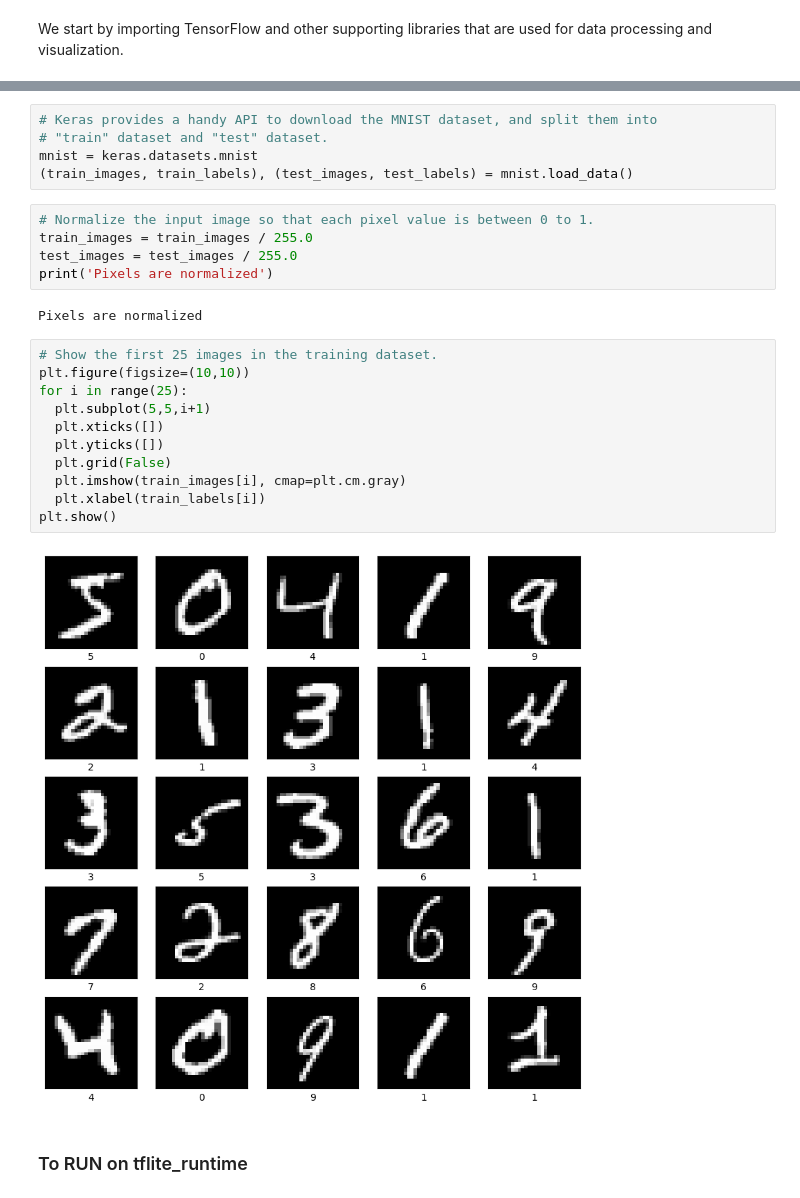
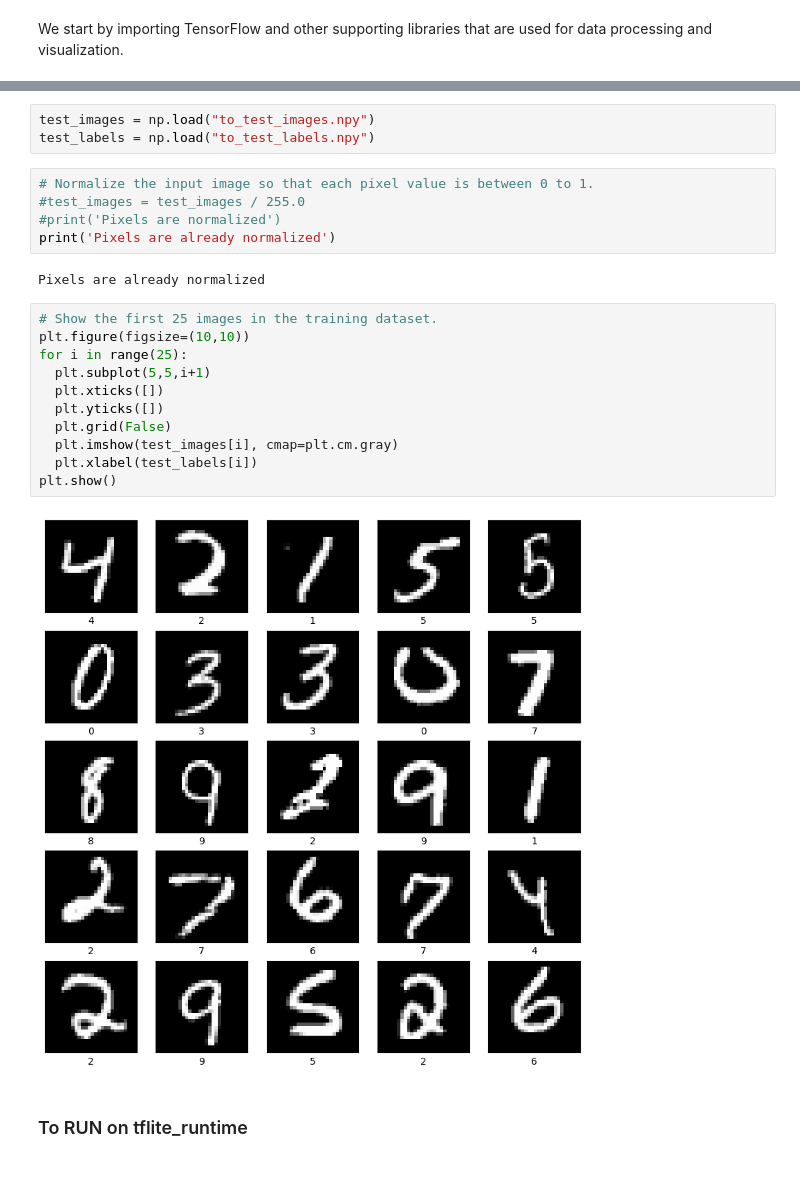
Before and after one commit to nosemeocurreapodo/CNN_FPGA, a Jupyter notebook: python/step3_run_ml_model_tflite.ipynb, the cells around one changed output, grey strips where cells are left out. Cells and saved outputs as stored; diff of their text form.

Commit message:
feat: save part of dataset to disk in order to test on embedded divices without keras or tensorflow access

```diff
--- a/python/step3_run_ml_model_tflite.ipynb
+++ b/python/step3_run_ml_model_tflite.ipynb
@@ -21,31 +13,29 @@ The MNIST database contains 60,000 training images and 10,000 testing images of
 
 Each image in the MNIST dataset is a 28x28 grayscale image containing a digit from 0 to 9, and a label identifying which digit is in the image.
 ![MNIST sample](https://github.com/khanhlvg/DigitClassifier/raw/master/images/mnist.png)
-# %%
-# Keras provides a handy API to download the MNIST dataset, and split them into
-# "train" dataset and "test" dataset.
-mnist = keras.datasets.mnist
-(train_images, train_labels), (test_images, test_labels) = mnist.load_data()
+# %%
+test_images = np.load("to_test_images.npy")
+test_labels = np.load("to_test_labels.npy")
 # %%
 # Normalize the input image so that each pixel value is between 0 to 1.
-train_images = train_images / 255.0
-test_images = test_images / 255.0
-print('Pixels are normalized')
+#test_images = test_images / 255.0
+#print('Pixels are normalized')
+print('Pixels are already normalized')
 # %% [output]
-Pixels are normalized
+Pixels are already normalized
 # %%
 # Show the first 25 images in the training dataset.
 plt.figure(figsize=(10,10))
 for i in range(25):
   plt.subplot(5,5,i+1)
   plt.xticks([])
   plt.yticks([])
   plt.grid(False)
-  plt.imshow(train_images[i], cmap=plt.cm.gray)
-  plt.xlabel(train_labels[i])
+  plt.imshow(test_images[i], cmap=plt.cm.gray)
+  plt.xlabel(test_labels[i])
 plt.show()
 # %% [output]
-[figure, old version]
+[figure, new version]
 # %% [markdown]
 ### To RUN on tflite_runtime
 # %%
```
Also changed, not shown: parts of 3 cells of this notebook, 4 other files.
